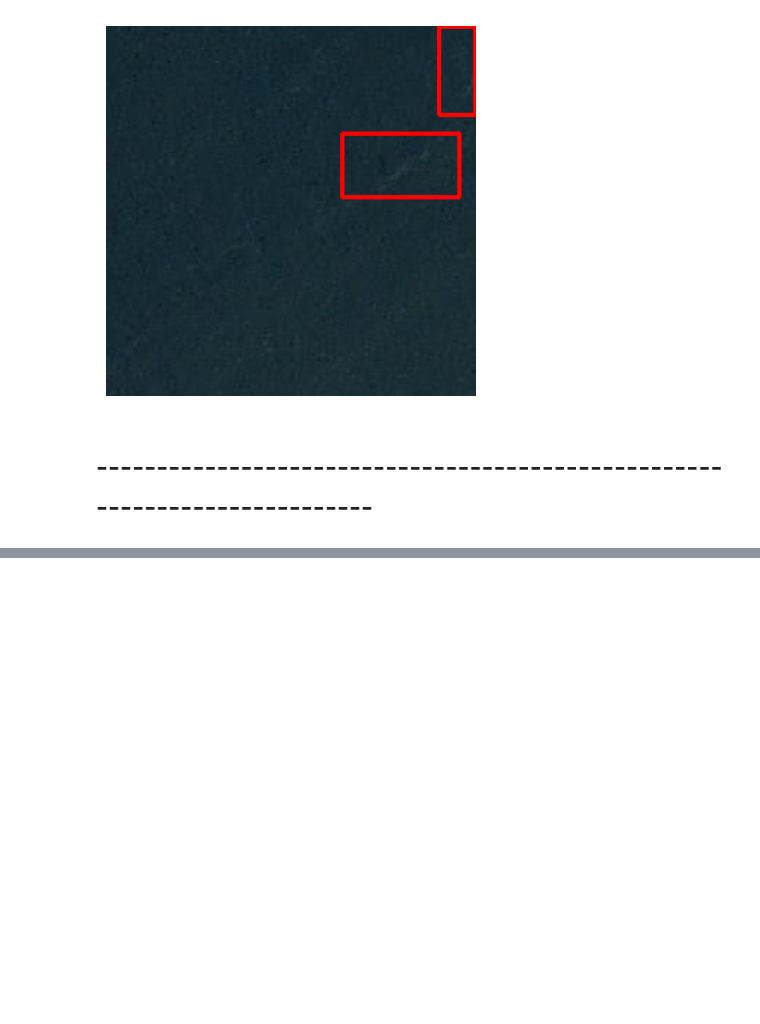
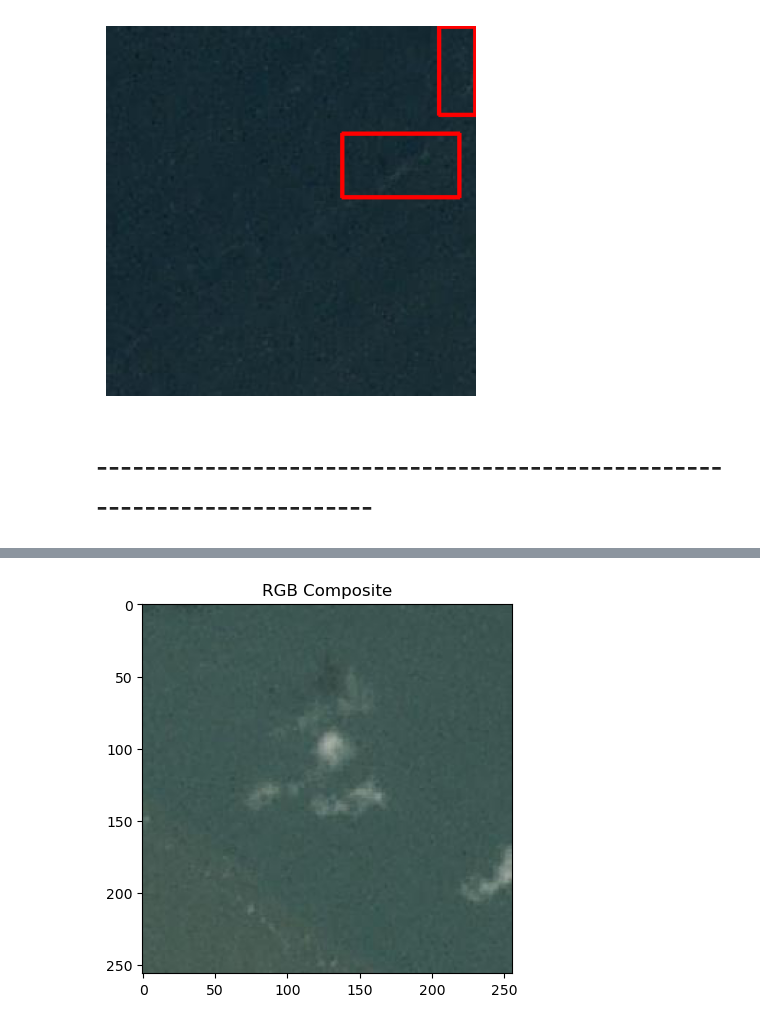
Before and after one commit to AdityaHegde712/Marine-Debris-Detection, a Jupyter notebook: data_exploration/data_exploration_planet.ipynb, the cells around one changed output, grey strips where cells are left out. Cells and saved outputs as stored; diff of their text form; code cells hidden in the pictures; blank space fills up the shorter version.

```diff
--- a/data_exploration_planet.ipynb
+++ b/data_exploration/data_exploration_planet.ipynb
@@ -377,0 +468,13 @@ def augment_images(original_image: np.ndarray, original_bboxes: List[List[int]])
+# %%
+with rasterio.open("20161008_153104_0e3a_16816-29825-16.tif") as src:
+    red = src.read(1)  # First band
+    green = src.read(2)  # Second band
+    blue = src.read(3)  # Third band
+
+    # Visualize as RGB composite
+    rgb = np.stack((red, green, blue), axis=-1)
+    plt.imshow(rgb / 255.0)  # Normalize pixel values
+    plt.title("RGB Composite")
+    plt.show()
+# %% [output]
+[figure, added]
```
Also changed, not shown: parts of 17 cells of this notebook, 4 other files.
